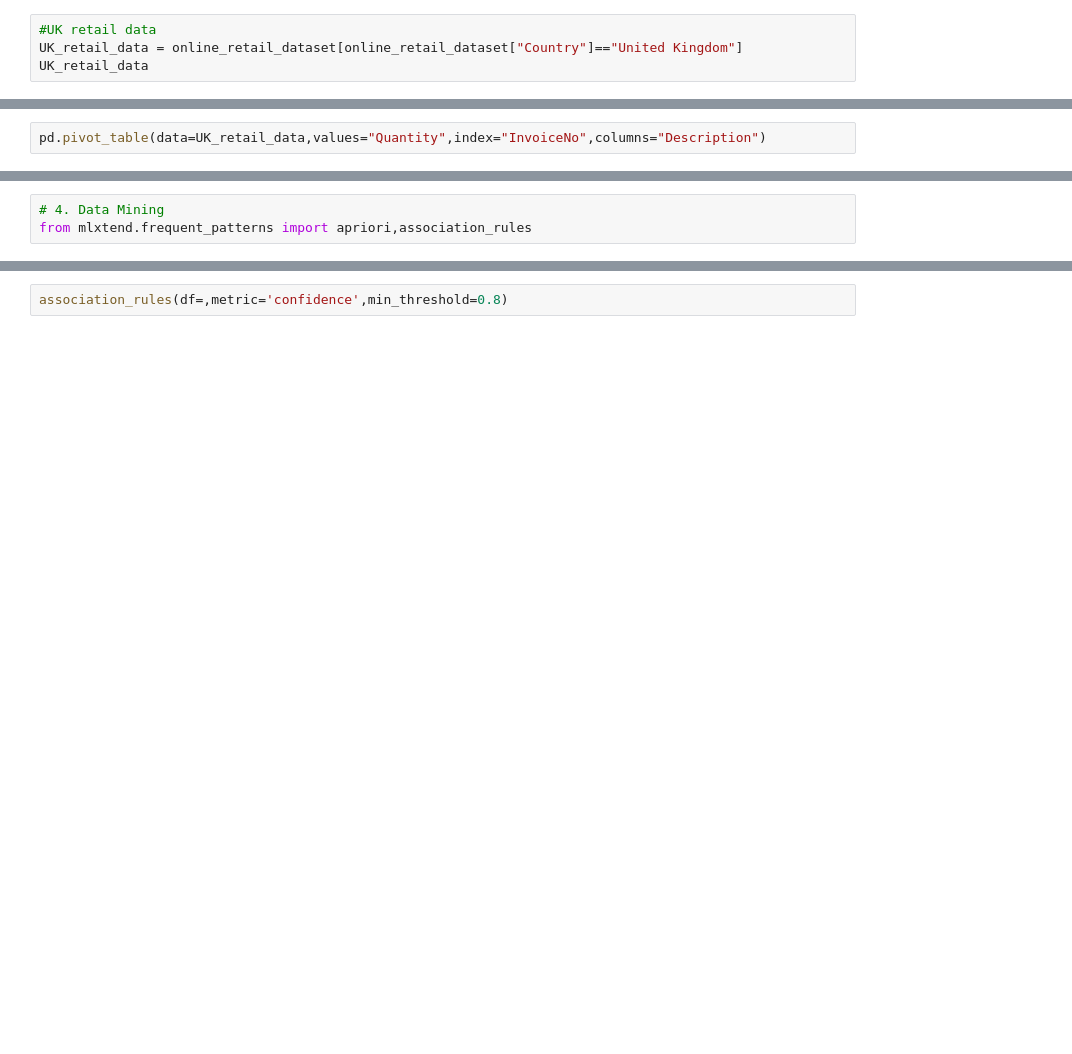
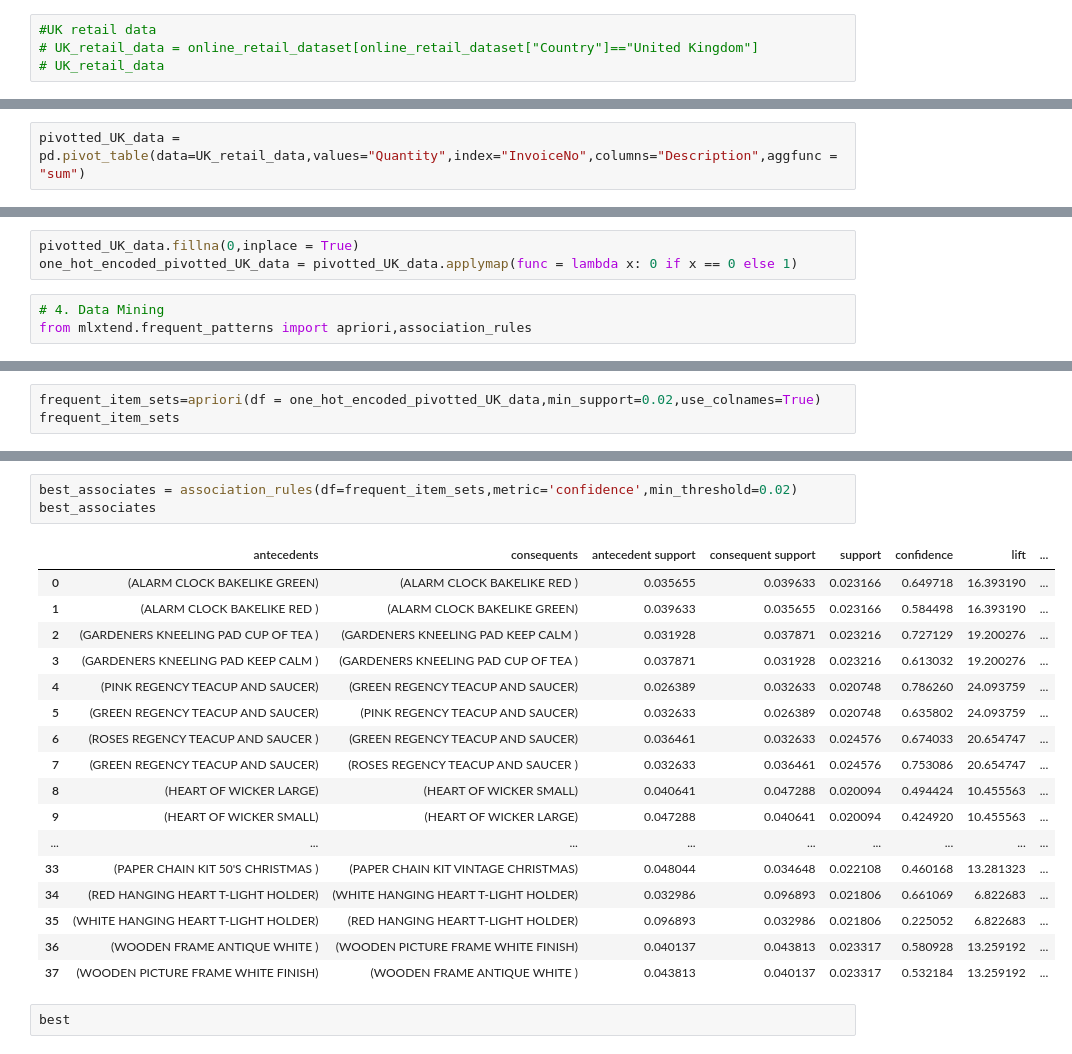
Before and after one commit to sai-DS-2026/Machine-Learning-Practice, a Jupyter notebook: Association/Association.ipynb, the cells around one changed output, grey strips where cells are left out. Cells and saved outputs as stored; diff of their text form; blank space fills up the shorter version.

Commit message:
completed association algorithm with Apriori

```diff
--- a/Association/Association.ipynb
+++ b/Association/Association.ipynb
@@ -158,8 +135,8 @@ Saudi Arabia                10
 Name: count, dtype: int64
 # %%
 #UK retail data
-UK_retail_data = online_retail_dataset[online_retail_dataset["Country"]=="United Kingdom"]
-UK_retail_data
+# UK_retail_data = online_retail_dataset[online_retail_dataset["Country"]=="United Kingdom"]
+# UK_retail_data
 # %% [output]
 |  | InvoiceNo | StockCode | Description | Quantity | InvoiceDate | UnitPrice | Country |
 | 0 | 536365 | 85123A | WHITE HANGING HEART T-LIGHT HOLDER | 6 | 2010-12-01 08:26:00 | 2.55 | United Kingdom |
@@ -177,2 +156,2 @@ UK_retail_data
 # %%
-pd.pivot_table(data=UK_retail_data,values="Quantity",index="InvoiceNo",columns="Description")
+pivotted_UK_data = pd.pivot_table(data=UK_retail_data,values="Quantity",index="InvoiceNo",columns="Description",aggfunc = "sum")
@@ -194,3 +195,6 @@ pd.pivot_table(data=UK_retail_data,values="Quantity",index="InvoiceNo",columns="
+# %%
+pivotted_UK_data.fillna(0,inplace = True)
+one_hot_encoded_pivotted_UK_data = pivotted_UK_data.applymap(func = lambda x: 0 if x == 0 else 1)
 # %%
 # 4. Data Mining
 from mlxtend.frequent_patterns import apriori,association_rules
@@ -196,0 +217,3 @@ from mlxtend.frequent_patterns import apriori,association_rules
+# %%
+frequent_item_sets=apriori(df = one_hot_encoded_pivotted_UK_data,min_support=0.02,use_colnames=True)
+frequent_item_sets
@@ -197,2 +234,23 @@ from mlxtend.frequent_patterns import apriori,association_rules
 # %%
-association_rules(df=,metric='confidence',min_threshold=0.8)
+best_associates = association_rules(df=frequent_item_sets,metric='confidence',min_threshold=0.02)
+best_associates
+# %% [output]
+|  | antecedents | consequents | antecedent support | consequent support | support | confidence | lift | ... |
+| 0 | (ALARM CLOCK BAKELIKE GREEN) | (ALARM CLOCK BAKELIKE RED ) | 0.035655 | 0.039633 | 0.023166 | 0.649718 | 16.393190 | ... |
+| 1 | (ALARM CLOCK BAKELIKE RED ) | (ALARM CLOCK BAKELIKE GREEN) | 0.039633 | 0.035655 | 0.023166 | 0.584498 | 16.393190 | ... |
+| 2 | (GARDENERS KNEELING PAD CUP OF TEA ) | (GARDENERS KNEELING PAD KEEP CALM ) | 0.031928 | 0.037871 | 0.023216 | 0.727129 | 19.200276 | ... |
+| 3 | (GARDENERS KNEELING PAD KEEP CALM ) | (GARDENERS KNEELING PAD CUP OF TEA ) | 0.037871 | 0.031928 | 0.023216 | 0.613032 | 19.200276 | ... |
+| 4 | (PINK REGENCY TEACUP AND SAUCER) | (GREEN REGENCY TEACUP AND SAUCER) | 0.026389 | 0.032633 | 0.020748 | 0.786260 | 24.093759 | ... |
+| 5 | (GREEN REGENCY TEACUP AND SAUCER) | (PINK REGENCY TEACUP AND SAUCER) | 0.032633 | 0.026389 | 0.020748 | 0.635802 | 24.093759 | ... |
+| 6 | (ROSES REGENCY TEACUP AND SAUCER ) | (GREEN REGENCY TEACUP AND SAUCER) | 0.036461 | 0.032633 | 0.024576 | 0.674033 | 20.654747 | ... |
+| 7 | (GREEN REGENCY TEACUP AND SAUCER) | (ROSES REGENCY TEACUP AND SAUCER ) | 0.032633 | 0.036461 | 0.024576 | 0.753086 | 20.654747 | ... |
+| 8 | (HEART OF WICKER LARGE) | (HEART OF WICKER SMALL) | 0.040641 | 0.047288 | 0.020094 | 0.494424 | 10.455563 | ... |
+| 9 | (HEART OF WICKER SMALL) | (HEART OF WICKER LARGE) | 0.047288 | 0.040641 | 0.020094 | 0.424920 | 10.455563 | ... |
+| ... | ... | ... | ... | ... | ... | ... | ... | ... |
+| 33 | (PAPER CHAIN KIT 50'S CHRISTMAS ) | (PAPER CHAIN KIT VINTAGE CHRISTMAS) | 0.048044 | 0.034648 | 0.022108 | 0.460168 | 13.281323 | ... |
+| 34 | (RED HANGING HEART T-LIGHT HOLDER) | (WHITE HANGING HEART T-LIGHT HOLDER) | 0.032986 | 0.096893 | 0.021806 | 0.661069 | 6.822683 | ... |
+| 35 | (WHITE HANGING HEART T-LIGHT HOLDER) | (RED HANGING HEART T-LIGHT HOLDER) | 0.096893 | 0.032986 | 0.021806 | 0.225052 | 6.822683 | ... |
+| 36 | (WOODEN FRAME ANTIQUE WHITE ) | (WOODEN PICTURE FRAME WHITE FINISH) | 0.040137 | 0.043813 | 0.023317 | 0.580928 | 13.259192 | ... |
+| 37 | (WOODEN PICTURE FRAME WHITE FINISH) | (WOODEN FRAME ANTIQUE WHITE ) | 0.043813 | 0.040137 | 0.023317 | 0.532184 | 13.259192 | ... |
+# %%
+best
```
Also changed, not shown: parts of 12 cells of this notebook, 2 other files.
